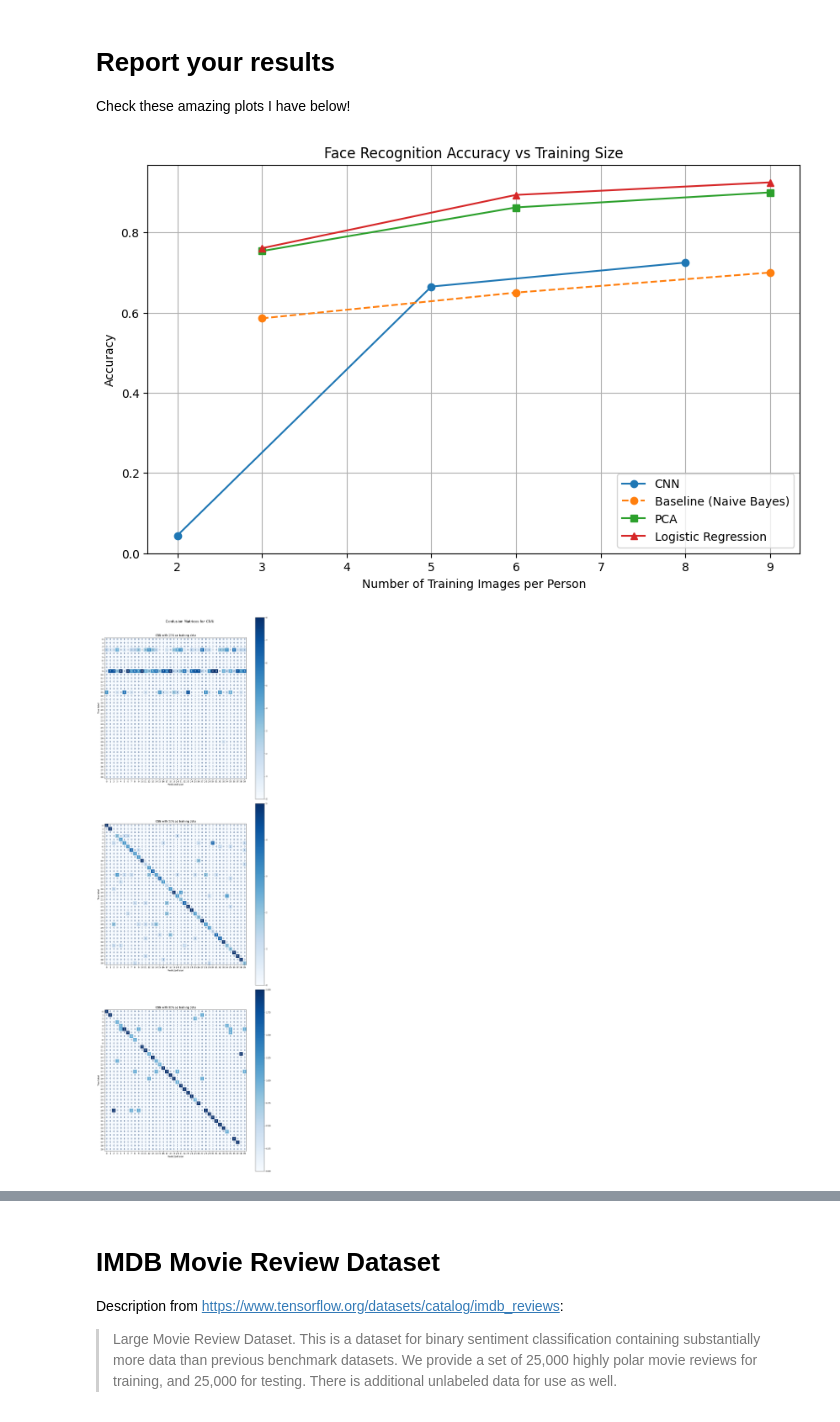
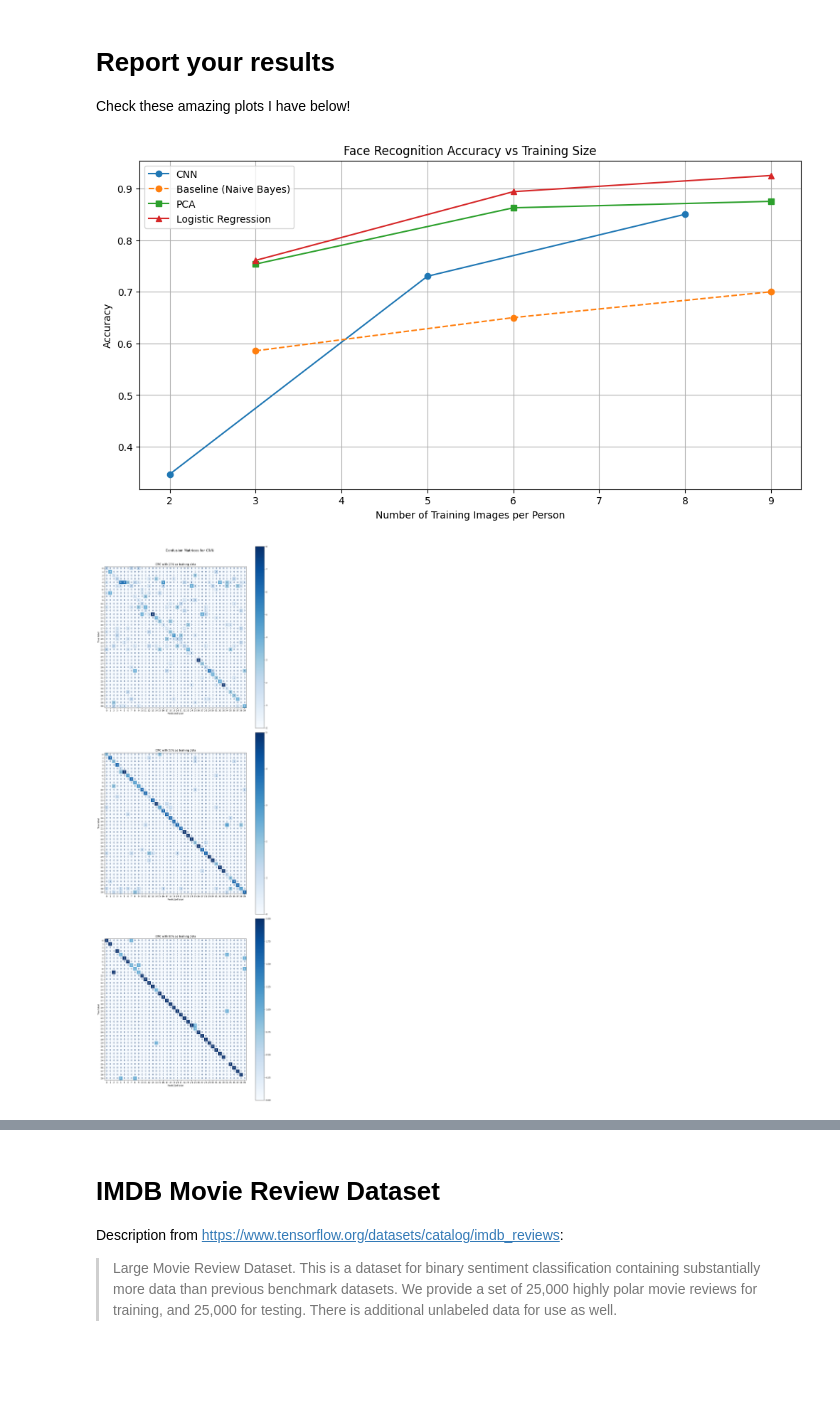
Before and after one commit to mmosoriov/proj5_DL, a Jupyter notebook: Part1_ML.ipynb, the cells around one changed output, grey strips where cells are left out. Drawn from its saved outputs; the diff is of its cells as text; code cells hidden in the pictures; blank space fills up the shorter version.

```diff
--- a/Part1_ML.ipynb
+++ b/Part1_ML.ipynb
@@ -511,7 +525,9 @@ def compile_LeNet(X_train, y_train, X_test, y_test, learning_rate, loss_func, ba
   # Create Validation/Held-out Set for hyperparameter tuning
   x_val = None
   y_val = None
-  if n_samples * 0.2 >= n_classes:
+  print("Number of Samples", n_samples)
+  print("Number of Classes", n_classes)
+  if n_samples / n_classes > 2:
     X_train, x_val, y_train, y_val = train_test_split(X_train, y_train, test_size=0.2, stratify=y_train)
   else:
     X_train, x_val, y_train, y_val = train_test_split(X_train, y_train, test_size=0.5, stratify=y_train)
@@ -519,7 +535,7 @@ def compile_LeNet(X_train, y_train, X_test, y_test, learning_rate, loss_func, ba
   optimizer = tf.keras.optimizers.Adam(learning_rate=learning_rate)
   model.compile(loss=loss_func, optimizer=optimizer,metrics=['accuracy'])
 
-  early_stop = tf.keras.callbacks.EarlyStopping(monitor='val_accuracy', mode='max', patience=4, verbose=1)
+  early_stop = tf.keras.callbacks.EarlyStopping(monitor='val_accuracy', mode='max', patience=15, verbose=1)
   model_save = tf.keras.callbacks.ModelCheckpoint(filepath="model.keras", monitor='val_accuracy', save_best_only=True)
 
   model.fit(x=X_train, y=y_train, batch_size=batch_size, epochs=50, validation_data=(x_val, y_val), callbacks=[early_stop, model_save])
@@ -554,11 +570,12 @@ def run_LeNet(X_train, y_train, X_test, y_test):
 
 
   predictions, labels = compile_LeNet(X_train, y_train, X_test, y_test, learning_rate=best_hyper_params[0], loss_func=loss_func, batch_size=best_hyper_params[1])
-  return np.argmax(predictions, axis=1), labels
+  return predictions, labels
 # %%
 def generateLeNetData(X_by_person, y_by_person):
   results = {
     'train_k': [],
+    'CNN_raw' : [],
     'CNN': []
   }
 
@@ -586,7 +603,8 @@ def generateLeNetData(X_by_person, y_by_person):
 
     results['train_k'].append(k)
     predictions, labels = run_LeNet(X_train, y_train, X_test, y_test)
-    results['CNN'].append((predictions, labels))
+    results['CNN_raw'].append((predictions, labels))
+    results['CNN'].append((np.argmax(predictions, axis=1), labels))
   return results
 
 cnn_results = generateLeNetData(X_by_person, y_by_person)
@@ -772,33 +807,64 @@ Epoch 1/50
 
 Check these amazing plots I have below!
 # %%
+def calculate_cmc_curve(predictions, true_labels):
+  num_test_samples = predictions.shape[0]
+  ranks = np.arange(1, 41)
+  cmc = np.zeros(len(ranks))
 
-plt.figure(figsize=(10, 6))
-# print(accuracy_score(cnn_results['CNN'],pred))
-# print(cnn_results['CNN'])
-plt.plot(cnn_results['train_k'], [accuracy_score(test,pred) for test,pred in cnn_results['CNN']], marker='o', label='CNN')
+  # Sort predictions in descending order to get ranks
+  sorted_indices = np.argsort(predictions, axis=1)[:, ::-1]
+
+  for i in range(num_test_samples):
+      true_label = true_labels[i]
+      # Find the rank of the true label
+      rank_of_true_label = np.where(sorted_indices[i] == true_label)[0][0] + 1
+
+      # Update CMC curve: if rank <= r, then it's a correct match at rank r
+      cmc[rank_of_true_label - 1:] += 1
+
+  cmc = cmc / num_test_samples
+  return cmc, ranks
+
+# Accuracy vs Training Size
+plt.figure(figsize=(12, 6))
+plt.plot(cnn_results['train_k'], [accuracy_score(test, pred) for test,pred in cnn_results['CNN']], marker='o', label='CNN')
 plt.plot(results['train_k'], [accuracy_score(test,pred) for test,pred in results['Baseline']], marker='o', linestyle='--', label='Baseline (Naive Bayes)')
 plt.plot(results['train_k'], [accuracy_score(test,pred) for test,pred in results['PCA']], marker='s', label='PCA')
 plt.plot(results['train_k'], [accuracy_score(test,pred) for test,pred in results['Logistic Regression']], marker='^', label='Logistic Regression')
 
 plt.title('Face Recognition Accuracy vs Training Size')
 plt.xlabel('Number of Training Images per Person')
 plt.ylabel('Accuracy')
 plt.legend()
 plt.grid(True)
 plt.show()
 
-
+# Confusion Matrices
 fig, axes = plt.subplots(3, 1, figsize=(12, 36))
 fig.suptitle(f"Confusion Matrices for CNN", fontsize=16)
 
-for ax, (test, pred), size in zip(axes, cnn_results[label], cnn_results['train_k']):
+for ax, (test, pred), size in zip(axes, cnn_results['CNN'], cnn_results['train_k']):
   disp = ConfusionMatrixDisplay(confusion_matrix=confusion_matrix(test, pred))
   disp.plot(cmap='Blues', ax=ax, colorbar=True)
-  ax.set_title(f"{label} with {size*10}% as training data")
+  ax.set_title(f"CMC with {size*10}% as training data")
 
 plt.tight_layout()
 plt.show()
+
+# CMC Curve
+plt.figure(figsize=(12, 10))
+# print(cnn_results['CNN_raw'])
+for (pred, test), size in zip(cnn_results['CNN_raw'], cnn_results['train_k']):
+  cmc_curve, ranks = calculate_cmc_curve(pred, test)
+  plt.plot(ranks, cmc_curve, marker='o', label=f"{size*10}% Training Data")
+
+plt.title('CMC Curve for CNN')
+plt.xlabel('Label in Highest k Predictions')
+plt.ylabel('Accuracy')
+plt.legend()
+plt.grid(True)
+plt.show()
 # %% [output]
-[figure, old version]
+[figure, new version]
-[figure, old version]
+[figure, new version]
```
Also changed, not shown: parts of 10 cells of this notebook.
